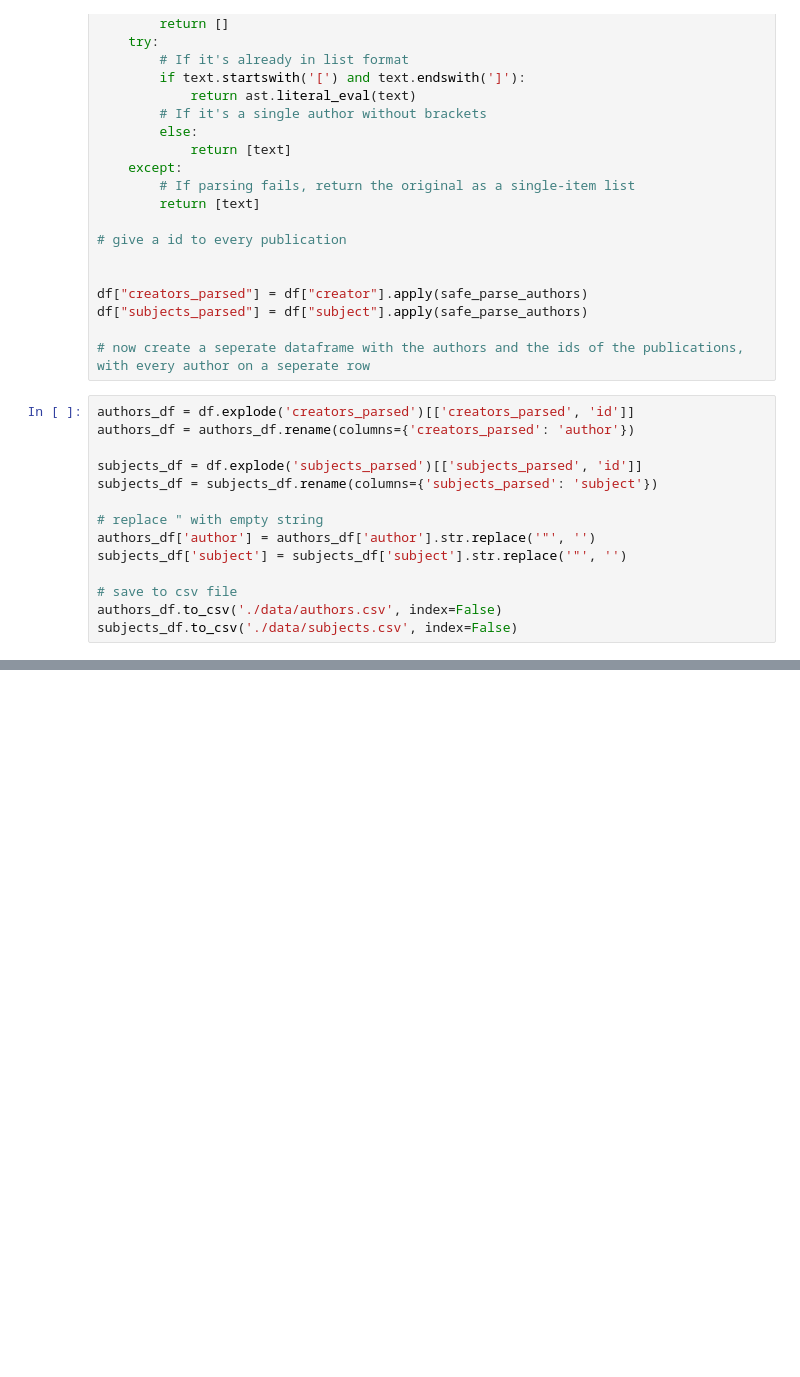
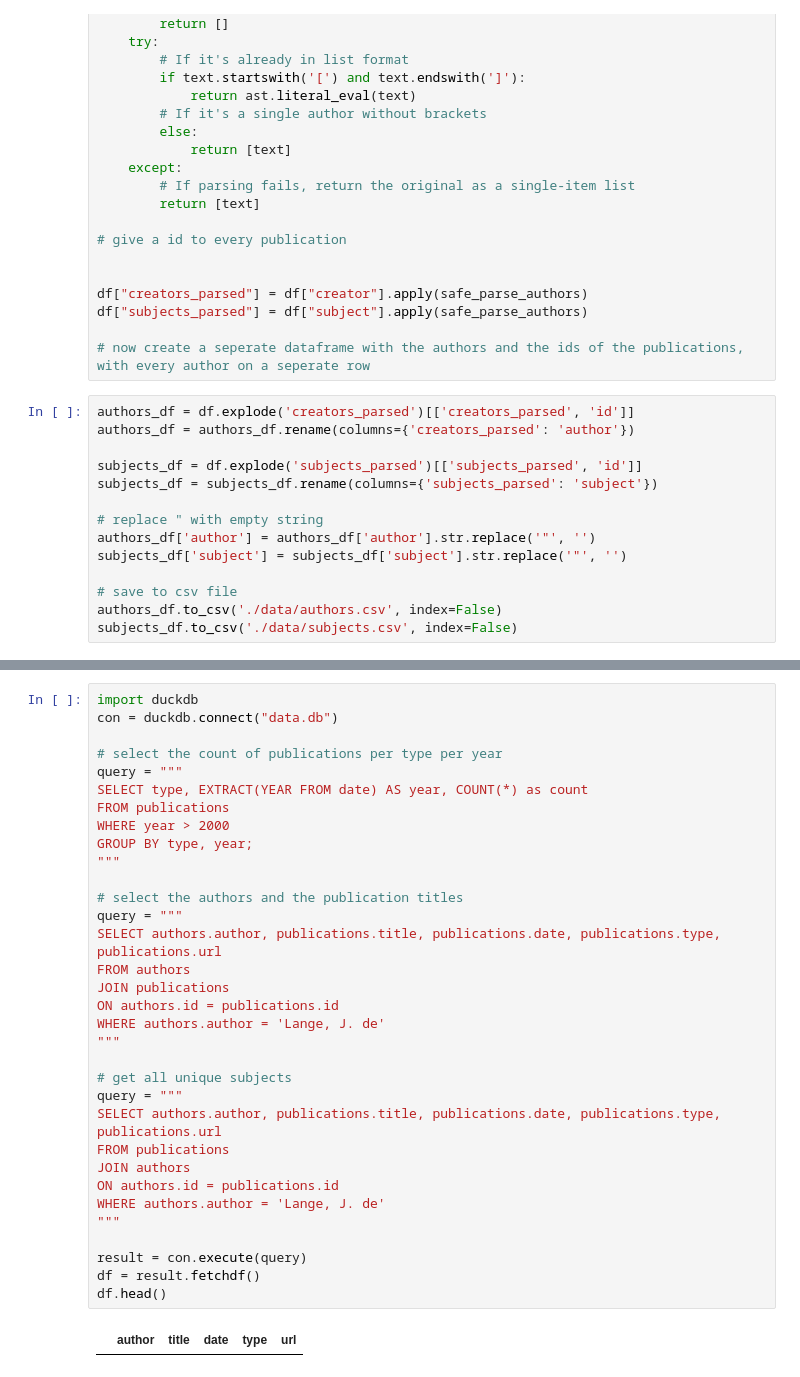
Before and after one commit to maantjemol/ub-data, a Jupyter notebook: main.ipynb, the cells around one changed output, grey strips where cells are left out. Cells and saved outputs as stored; diff of their text form; blank space fills up the shorter version.

```diff
--- a/main.ipynb
+++ b/main.ipynb
@@ -205,0 +294,35 @@ df.head()
+# %%
+import duckdb
+con = duckdb.connect("data.db")
+
+# select the count of publications per type per year
+query = """
+SELECT type, EXTRACT(YEAR FROM date) AS year, COUNT(*) as count
+FROM publications
+WHERE year > 2000
+GROUP BY type, year;
+"""
+
+# select the authors and the publication titles
+query = """
+SELECT authors.author, publications.title, publications.date, publications.type, publications.url
+FROM authors
+JOIN publications
+ON authors.id = publications.id
+WHERE authors.author = 'Lange, J. de'
+"""
+
+# get all unique subjects
+query = """
+SELECT authors.author, publications.title, publications.date, publications.type, publications.url
+FROM publications
+JOIN authors
+ON authors.id = publications.id
+WHERE authors.author = 'Lange, J. de'
+"""
+
+result = con.execute(query)
+df = result.fetchdf()
+df.head()
+# %% [output]
+|  | author | title | date | type | url |
```
Also changed, not shown: parts of 6 cells of this notebook, 11 other files.
